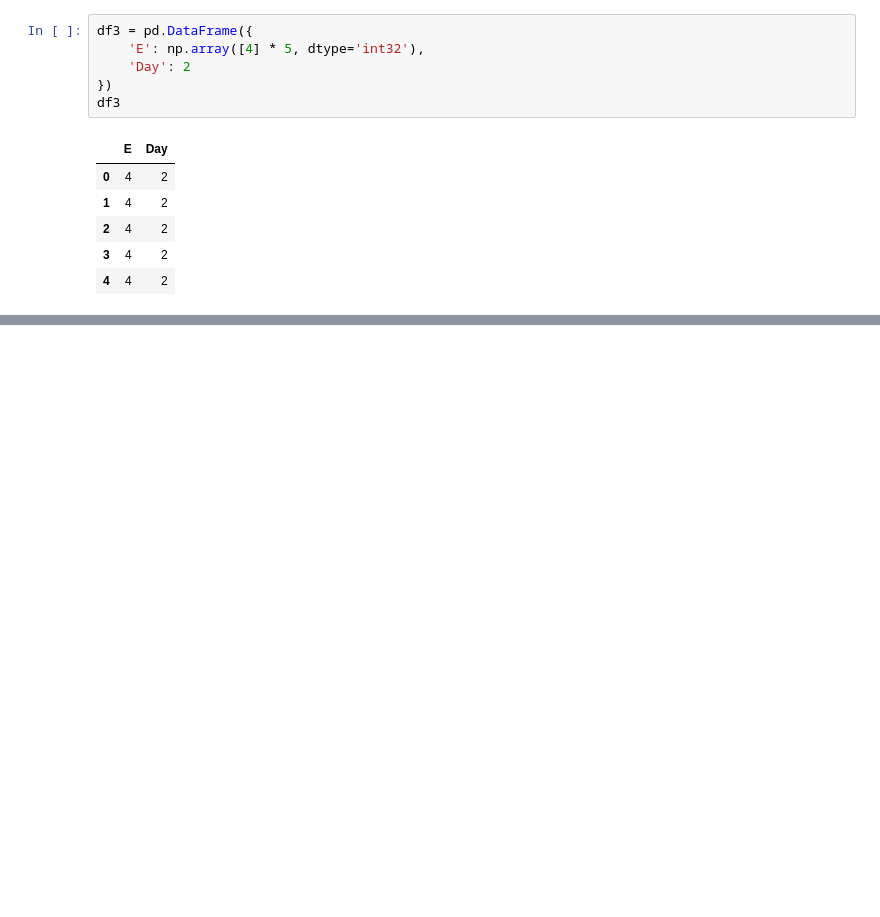
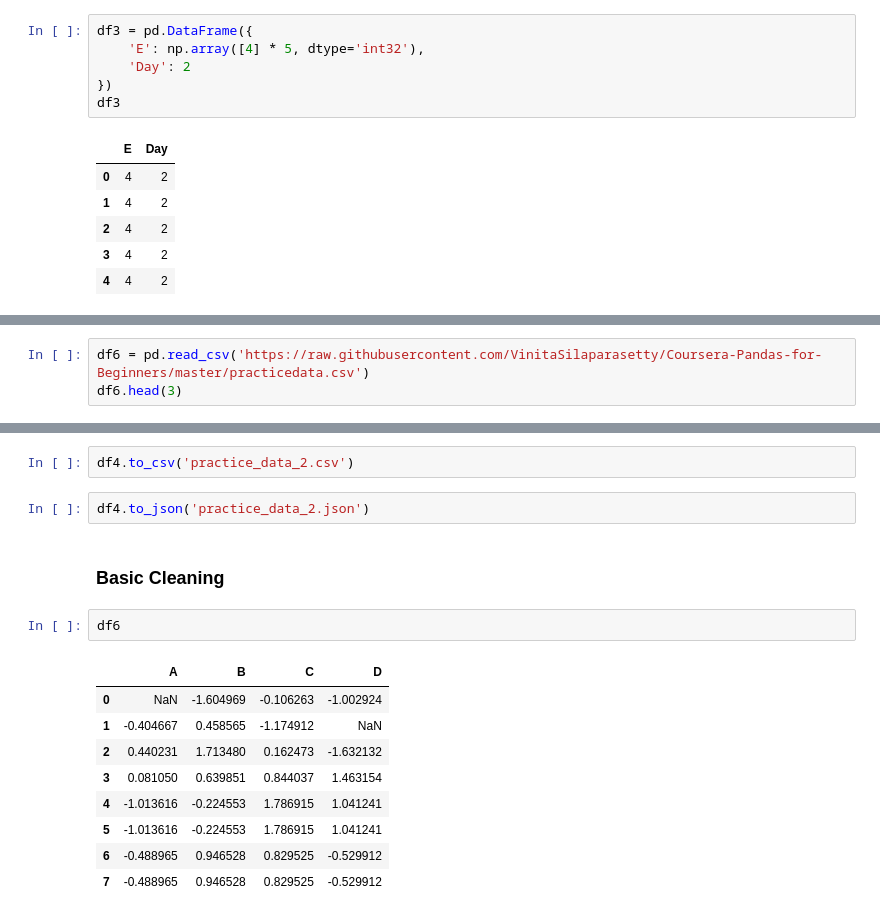
Before and after one commit to stivenramireza/pandas-learning, a Jupyter notebook: pandas_basics.ipynb, the cells around one changed output, grey strips where cells are left out. Saved outputs shown, nothing was run; the diff lists cells and outputs as text; blank space fills up the shorter version.

```diff
--- a/pandas_basics.ipynb
+++ b/pandas_basics.ipynb
@@ -102,0 +121,3 @@ df3
+# %%
+df6 = pd.read_csv('https://raw.githubusercontent.com/VinitaSilaparasetty/Coursera-Pandas-for-Beginners/master/practicedata.csv')
+df6.head(3)
@@ -102,0 +137,18 @@ df3
+# %%
+df4.to_csv('practice_data_2.csv')
+# %%
+df4.to_json('practice_data_2.json')
+# %% [markdown]
+### Basic Cleaning
+# %%
+df6
+# %% [output]
+|  | A | B | C | D |
+| 0 | NaN | -1.604969 | -0.106263 | -1.002924 |
+| 1 | -0.404667 | 0.458565 | -1.174912 | NaN |
+| 2 | 0.440231 | 1.713480 | 0.162473 | -1.632132 |
+| 3 | 0.081050 | 0.639851 | 0.844037 | 1.463154 |
+| 4 | -1.013616 | -0.224553 | 1.786915 | 1.041241 |
+| 5 | -1.013616 | -0.224553 | 1.786915 | 1.041241 |
+| 6 | -0.488965 | 0.946528 | 0.829525 | -0.529912 |
+| 7 | -0.488965 | 0.946528 | 0.829525 | -0.529912 |
```
Also changed, not shown: parts of 50 cells of this notebook, 2 other files.
